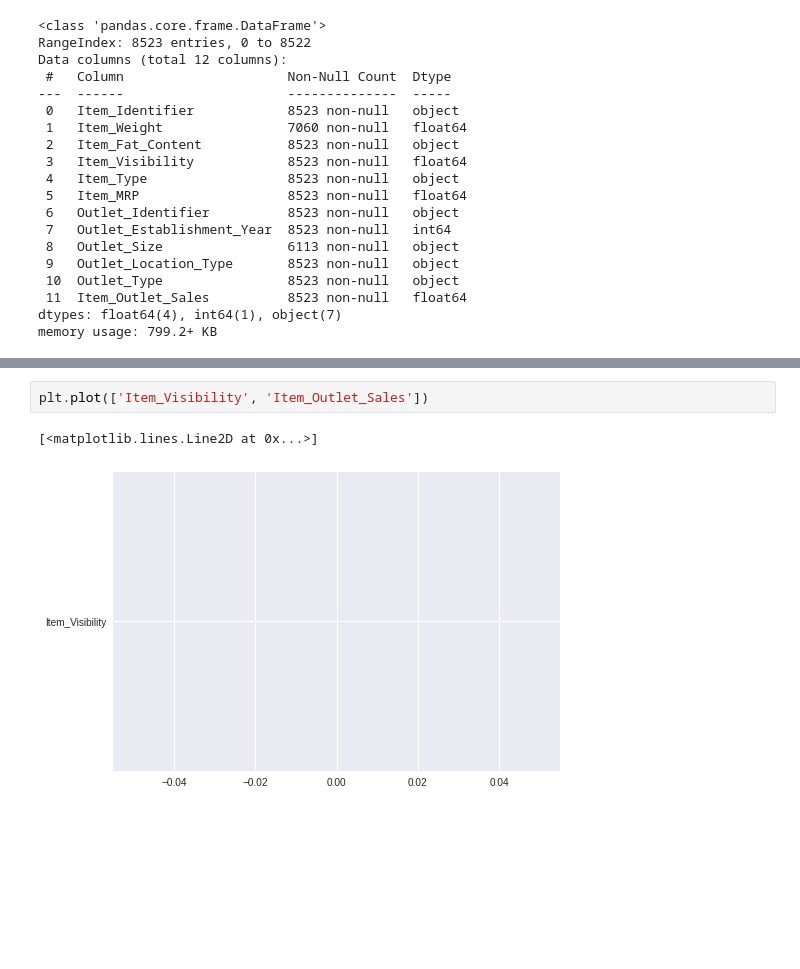
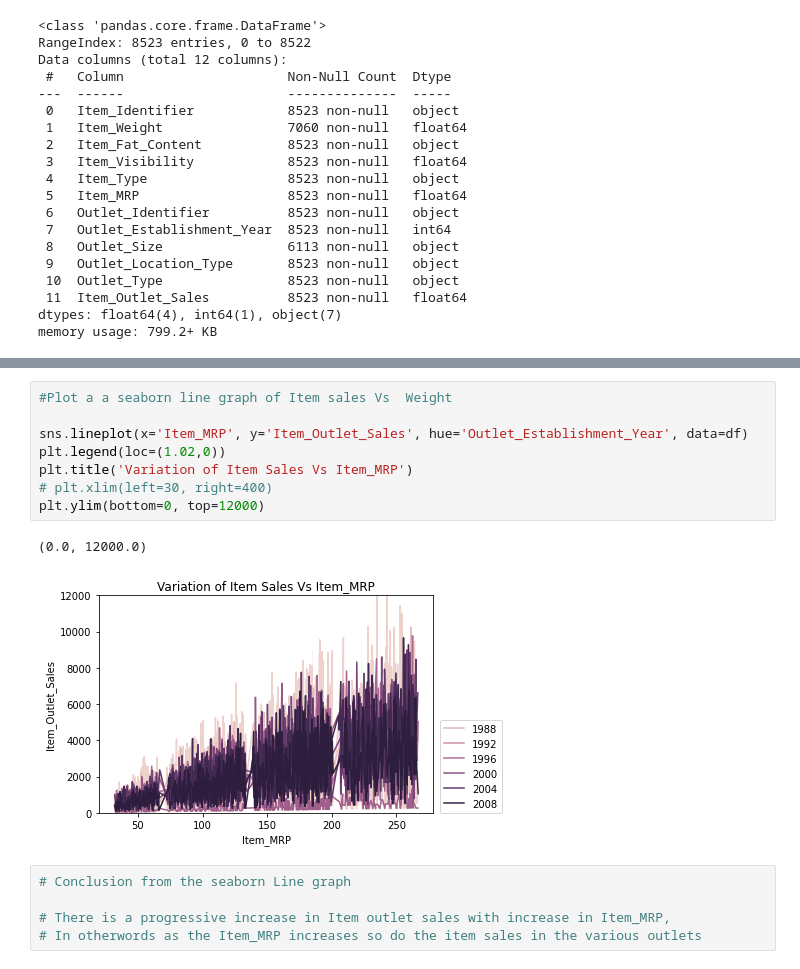
Before and after one commit to tendomart/food-sales-predictions, a Jupyter notebook: food_sales_predictions.ipynb, the cells around one changed output, grey strips where cells are left out. Cells and saved outputs as stored; diff of their text form; blank space fills up the shorter version.

```diff
--- a/food_sales_predictions.ipynb
+++ b/food_sales_predictions.ipynb
@@ -125,5 +115,16 @@ array([[<matplotlib.axes._subplots.AxesSubplot object at 0x...>,
-# %%
-plt.plot(['Item_Visibility', 'Item_Outlet_Sales'])
-# %% [output]
-[<matplotlib.lines.Line2D at 0x...>]
-[figure, removed]
+# %%
+#Plot a a seaborn line graph of Item sales Vs  Weight
+
+sns.lineplot(x='Item_MRP', y='Item_Outlet_Sales', hue='Outlet_Establishment_Year', data=df)
+plt.legend(loc=(1.02,0))
+plt.title('Variation of Item Sales Vs Item_MRP')
+# plt.xlim(left=30, right=400)
+plt.ylim(bottom=0, top=12000)
+# %% [output]
+(0.0, 12000.0)
+[figure, added]
+# %%
+# Conclusion from the seaborn Line graph
+
+# There is a progressive increase in Item outlet sales with increase in Item_MRP,
+# In otherwords as the Item_MRP increases so do the item sales in the various outlets
```
Also changed, not shown: parts of 5 cells of this notebook.
